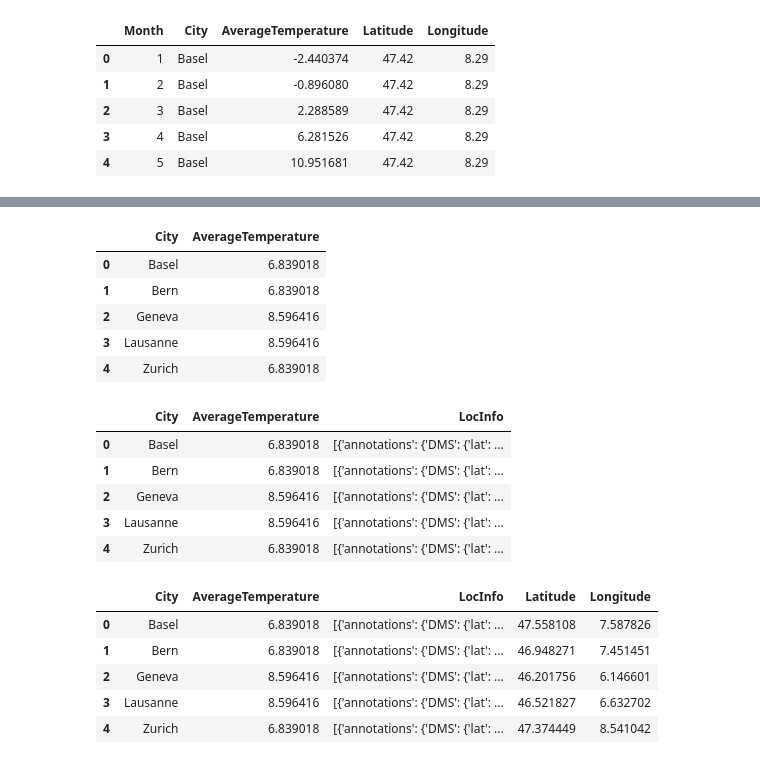
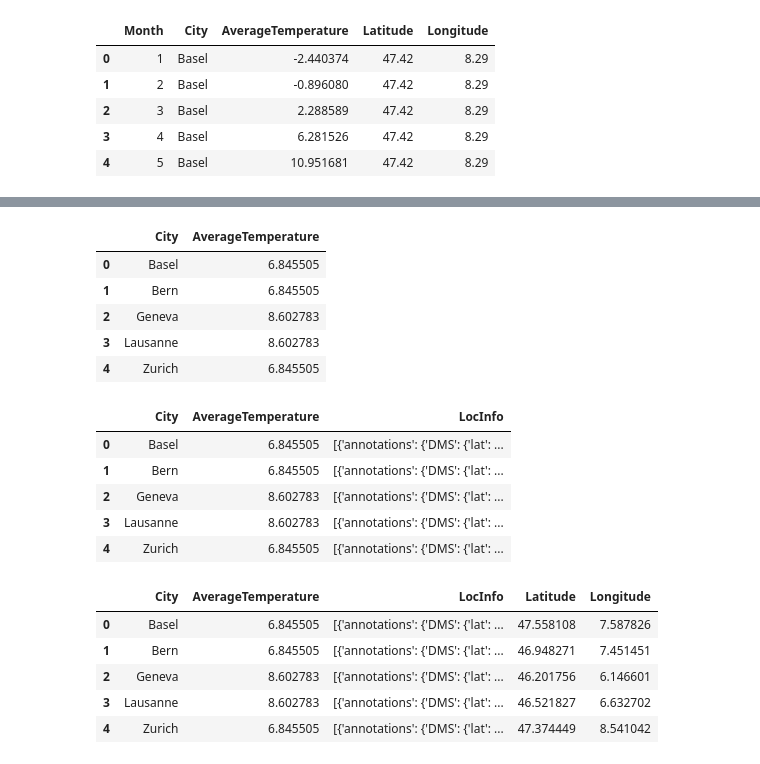
Before and after one commit to svfarande/Spatial-Analysis-and-Geospatial-Data-Science, a Jupyter notebook: MyGlobalWarmingAnalysis.ipynb, the cells around one changed output, grey strips where cells are left out. Cells and saved outputs as stored; diff of their text form; code cells hidden in the pictures.

```diff
--- a/MyGlobalWarmingAnalysis.ipynb
+++ b/MyGlobalWarmingAnalysis.ipynb
@@ -774,34 +770,34 @@ basemap2
 # %% [output]
 [interactive output not drawn]
 # %%
-df2 = Swiz.groupby('City')['AverageTemperature'].mean().reset_index()
+df2 = df.groupby('City')['AverageTemperature'].mean().reset_index()
 df2
 # %% [output]
 |  | City | AverageTemperature |
-| 0 | Basel | 6.839018 |
-| 1 | Bern | 6.839018 |
-| 2 | Geneva | 8.596416 |
-| 3 | Lausanne | 8.596416 |
-| 4 | Zurich | 6.839018 |
+| 0 | Basel | 6.845505 |
+| 1 | Bern | 6.845505 |
+| 2 | Geneva | 8.602783 |
+| 3 | Lausanne | 8.602783 |
+| 4 | Zurich | 6.845505 |
 # %%
 df2['LocInfo'] = df2['City'].apply(geocoder.geocode)
 df2.head()
 # %% [output]
 |  | City | AverageTemperature | LocInfo |
-| 0 | Basel | 6.839018 | [{'annotations': {'DMS': {'lat': ... |
-| 1 | Bern | 6.839018 | [{'annotations': {'DMS': {'lat': ... |
-| 2 | Geneva | 8.596416 | [{'annotations': {'DMS': {'lat': ... |
-| 3 | Lausanne | 8.596416 | [{'annotations': {'DMS': {'lat': ... |
-| 4 | Zurich | 6.839018 | [{'annotations': {'DMS': {'lat': ... |
+| 0 | Basel | 6.845505 | [{'annotations': {'DMS': {'lat': ... |
+| 1 | Bern | 6.845505 | [{'annotations': {'DMS': {'lat': ... |
+| 2 | Geneva | 8.602783 | [{'annotations': {'DMS': {'lat': ... |
+| 3 | Lausanne | 8.602783 | [{'annotations': {'DMS': {'lat': ... |
+| 4 | Zurich | 6.845505 | [{'annotations': {'DMS': {'lat': ... |
 # %%
 df2['Latitude'] = df2['LocInfo'].str[0].str['geometry'].str['lat']
 df2['Longitude'] = df2['LocInfo'].str[0].str['geometry'].str['lng']
 df2.head()
 # %% [output]
 |  | City | AverageTemperature | LocInfo | Latitude | Longitude |
-| 0 | Basel | 6.839018 | [{'annotations': {'DMS': {'lat': ... | 47.558108 | 7.587826 |
-| 1 | Bern | 6.839018 | [{'annotations': {'DMS': {'lat': ... | 46.948271 | 7.451451 |
-| 2 | Geneva | 8.596416 | [{'annotations': {'DMS': {'lat': ... | 46.201756 | 6.146601 |
-| 3 | Lausanne | 8.596416 | [{'annotations': {'DMS': {'lat': ... | 46.521827 | 6.632702 |
-| 4 | Zurich | 6.839018 | [{'annotations': {'DMS': {'lat': ... | 47.374449 | 8.541042 |
+| 0 | Basel | 6.845505 | [{'annotations': {'DMS': {'lat': ... | 47.558108 | 7.587826 |
+| 1 | Bern | 6.845505 | [{'annotations': {'DMS': {'lat': ... | 46.948271 | 7.451451 |
+| 2 | Geneva | 8.602783 | [{'annotations': {'DMS': {'lat': ... | 46.201756 | 6.146601 |
+| 3 | Lausanne | 8.602783 | [{'annotations': {'DMS': {'lat': ... | 46.521827 | 6.632702 |
+| 4 | Zurich | 6.845505 | [{'annotations': {'DMS': {'lat': ... | 47.374449 | 8.541042 |
 # %%
```
Also changed, not shown: parts of 8 cells of this notebook, 1 other file.
